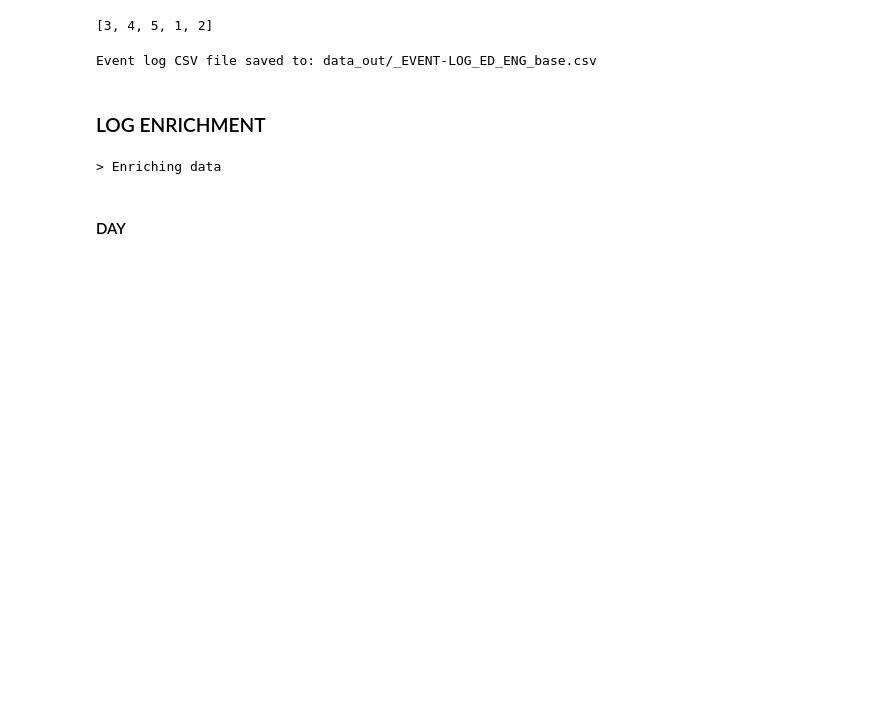
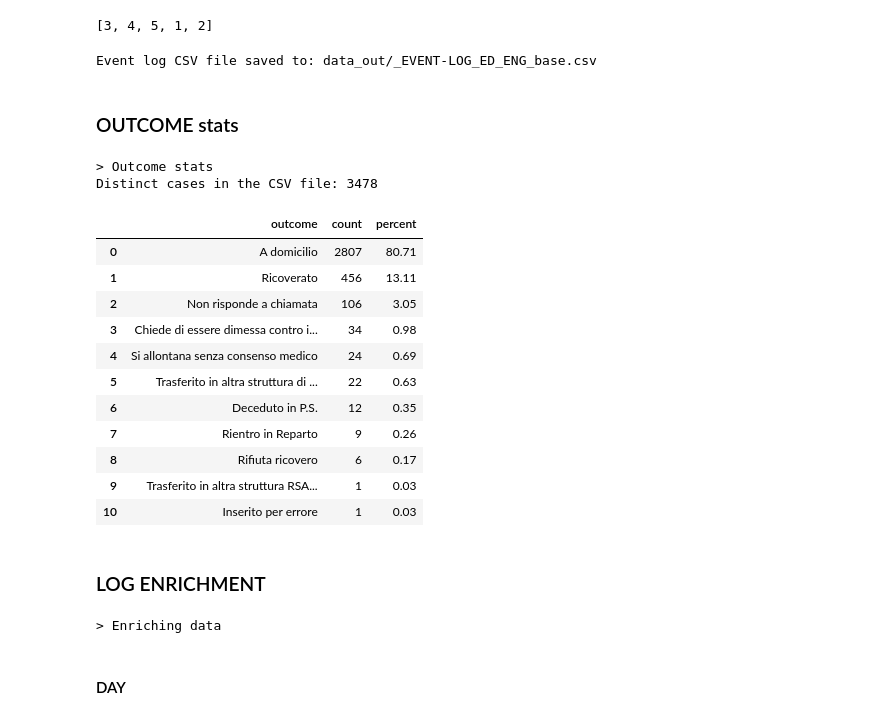
Before and after one commit to roberto-nai/HOSPITAL-EVENTLOG-ENRICHMENT, a Jupyter notebook: 01_check_and_enrich.ipynb, the cells around one changed output. Cells and saved outputs as stored; diff of their text form; code cells hidden in the pictures; blank space fills up the shorter version.

Commit message:
Aggiorna 01_check_and_enrich.ipynb: statistiche outcome e salvataggio

```diff
--- a/01_check_and_enrich.ipynb
+++ b/01_check_and_enrich.ipynb
@@ -526,3 +530,32 @@ df_log_csv.to_csv(csv_file_path, sep=CSV_SEP, index=False)
 print(f"Event log CSV file saved to: {csv_file_path}")
 # %% [output]
 Event log CSV file saved to: data_out/_EVENT-LOG_ED_ENG_base.csv
+# %% [markdown]
+### OUTCOME stats
+# %%
+print("> Outcome stats")
+print("Distinct cases in the CSV file:", df_log_csv[LOG_KEY].nunique())
+df_log_csv_outcome = df_log_csv.drop_duplicates(subset=[LOG_KEY])
+outcome_stats = (
+    df_log_csv_outcome[LOG_OUTCOME]
+    .value_counts(dropna=False)
+    .reset_index()
+    .rename(columns={"index": "outcome", LOG_OUTCOME: "count"})
+)
+outcome_stats["percent"] = (outcome_stats["count"] / outcome_stats["count"].sum() * 100).round(2)
+outcome_stats
+# %% [output]
+> Outcome stats
+Distinct cases in the CSV file: 3478
+|  | outcome | count | percent |
+| 0 | A domicilio | 2807 | 80.71 |
+| 1 | Ricoverato | 456 | 13.11 |
+| 2 | Non risponde a chiamata | 106 | 3.05 |
+| 3 | Chiede di essere dimessa contro i... | 34 | 0.98 |
+| 4 | Si allontana senza consenso medico | 24 | 0.69 |
+| 5 | Trasferito in altra struttura di ... | 22 | 0.63 |
+| 6 | Deceduto in P.S. | 12 | 0.35 |
+| 7 | Rientro in Reparto | 9 | 0.26 |
+| 8 | Rifiuta ricovero | 6 | 0.17 |
+| 9 | Trasferito in altra struttura RSA... | 1 | 0.03 |
+| 10 | Inserito per errore | 1 | 0.03 |
```
Also changed, not shown: parts of 5 cells of this notebook.
